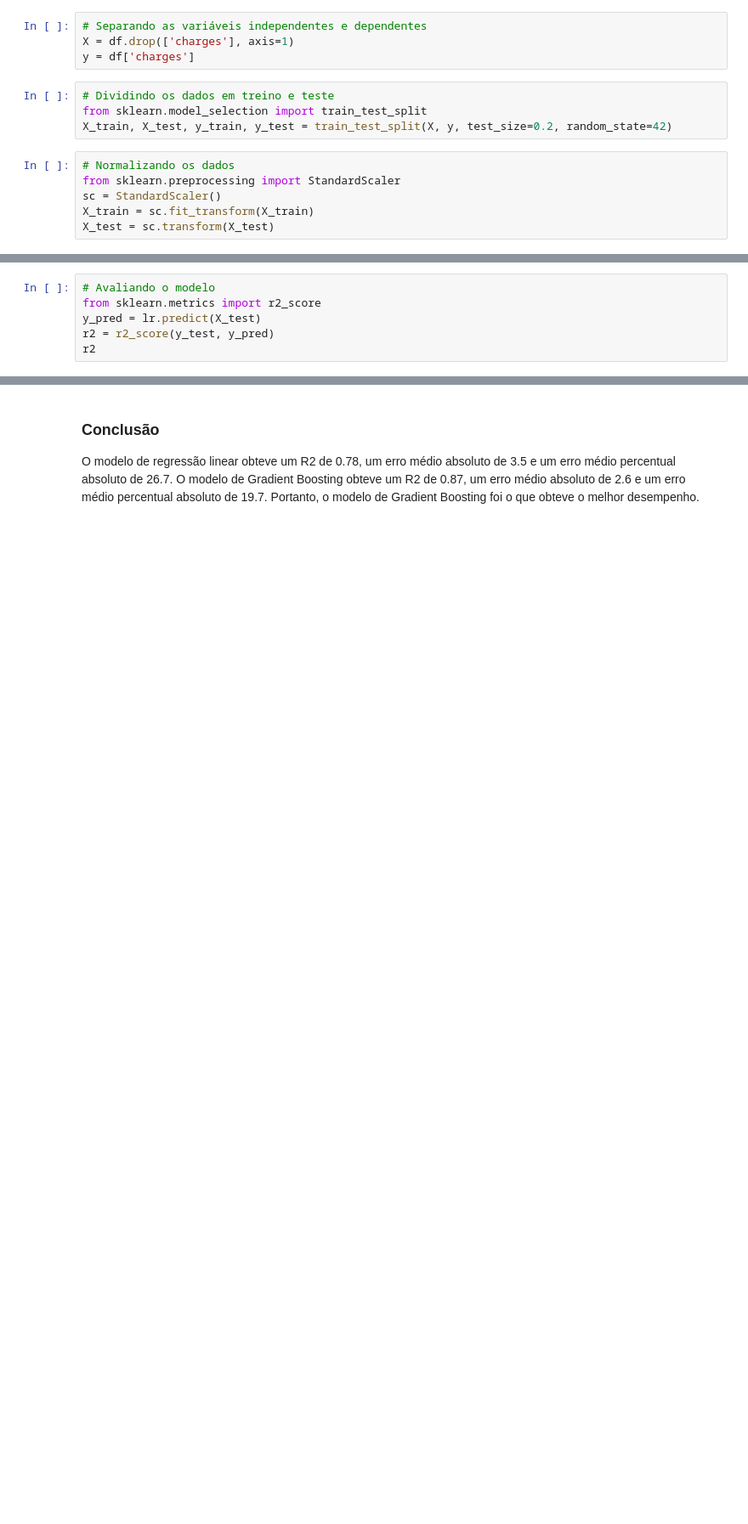
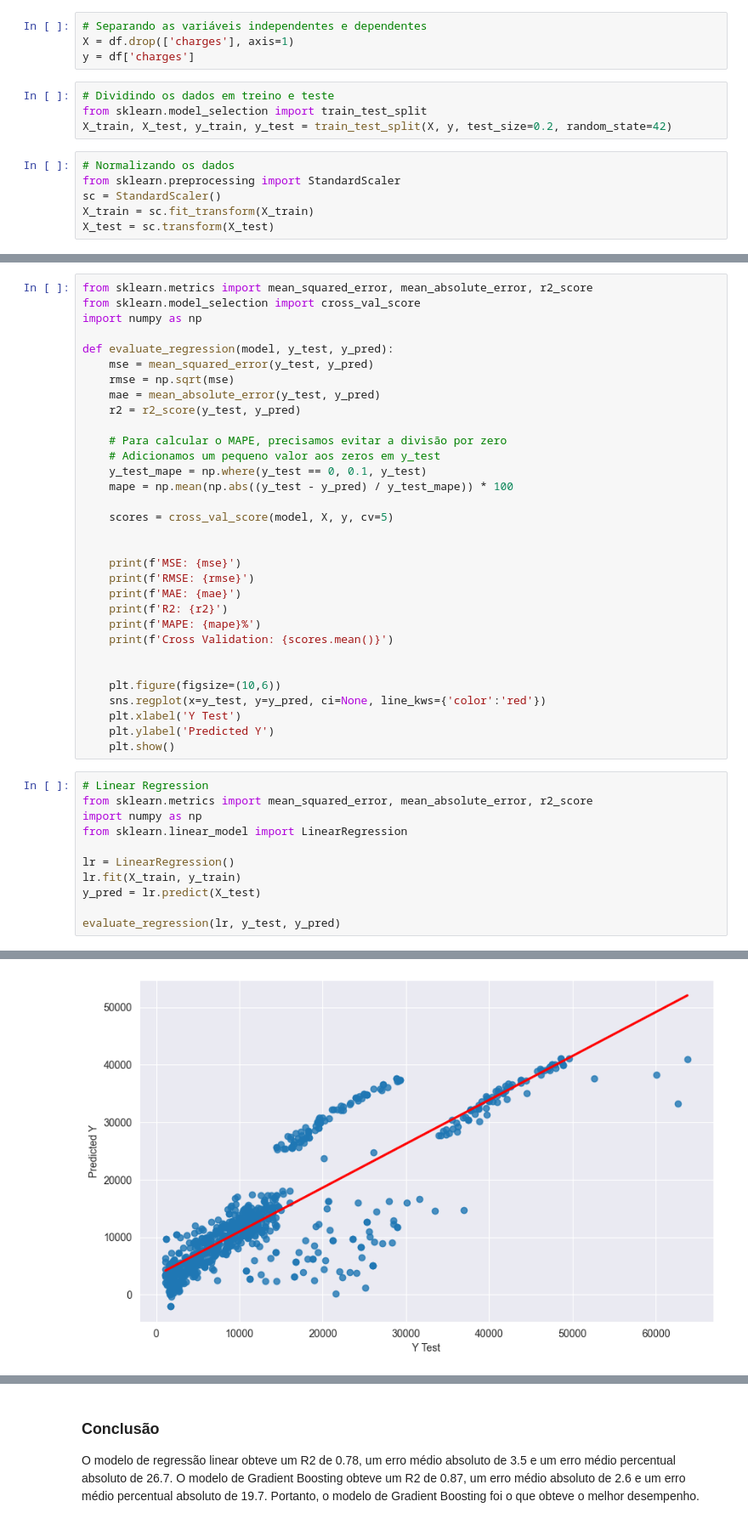
Before and after one commit to LuizWinsig/FIAP-Grupo17, a Jupyter notebook: medical_insurance_EDA_regression.ipynb, the cells around one changed output, grey strips where cells are left out. Shown at 85% size. Saved outputs shown, nothing was run; the diff lists cells and outputs as text; blank space fills up the shorter version.

```diff
--- a/medical_insurance_EDA_regression.ipynb
+++ b/medical_insurance_EDA_regression.ipynb
@@ -249,7 +258,44 @@ LinearRegression()
+# %%
+from sklearn.metrics import mean_squared_error, mean_absolute_error, r2_score
+from sklearn.model_selection import cross_val_score
+import numpy as np
+
+def evaluate_regression(model, y_test, y_pred):
+    mse = mean_squared_error(y_test, y_pred)
+    rmse = np.sqrt(mse)
+    mae = mean_absolute_error(y_test, y_pred)
+    r2 = r2_score(y_test, y_pred)
+
+    # Para calcular o MAPE, precisamos evitar a divisão por zero
+    # Adicionamos um pequeno valor aos zeros em y_test
+    y_test_mape = np.where(y_test == 0, 0.1, y_test)
+    mape = np.mean(np.abs((y_test - y_pred) / y_test_mape)) * 100
+
+    scores = cross_val_score(model, X, y, cv=5)
+
+
+    print(f'MSE: {mse}')
+    print(f'RMSE: {rmse}')
+    print(f'MAE: {mae}')
+    print(f'R2: {r2}')
+    print(f'MAPE: {mape}%')
+    print(f'Cross Validation: {scores.mean()}')
+
+
+    plt.figure(figsize=(10,6))
+    sns.regplot(x=y_test, y=y_pred, ci=None, line_kws={'color':'red'})
+    plt.xlabel('Y Test')
+    plt.ylabel('Predicted Y')
+    plt.show()
 # %%
-# Avaliando o modelo
-from sklearn.metrics import r2_score
+# Linear Regression
+from sklearn.metrics import mean_squared_error, mean_absolute_error, r2_score
+import numpy as np
+from sklearn.linear_model import LinearRegression
+
+lr = LinearRegression()
+lr.fit(X_train, y_train)
 y_pred = lr.predict(X_test)
-r2 = r2_score(y_test, y_pred)
-r2
+
+evaluate_regression(lr, y_test, y_pred)
 # %% [output]
@@ -256,0 +308 @@ r2
+[figure, added]
```
Also changed, not shown: parts of 70 cells of this notebook.
